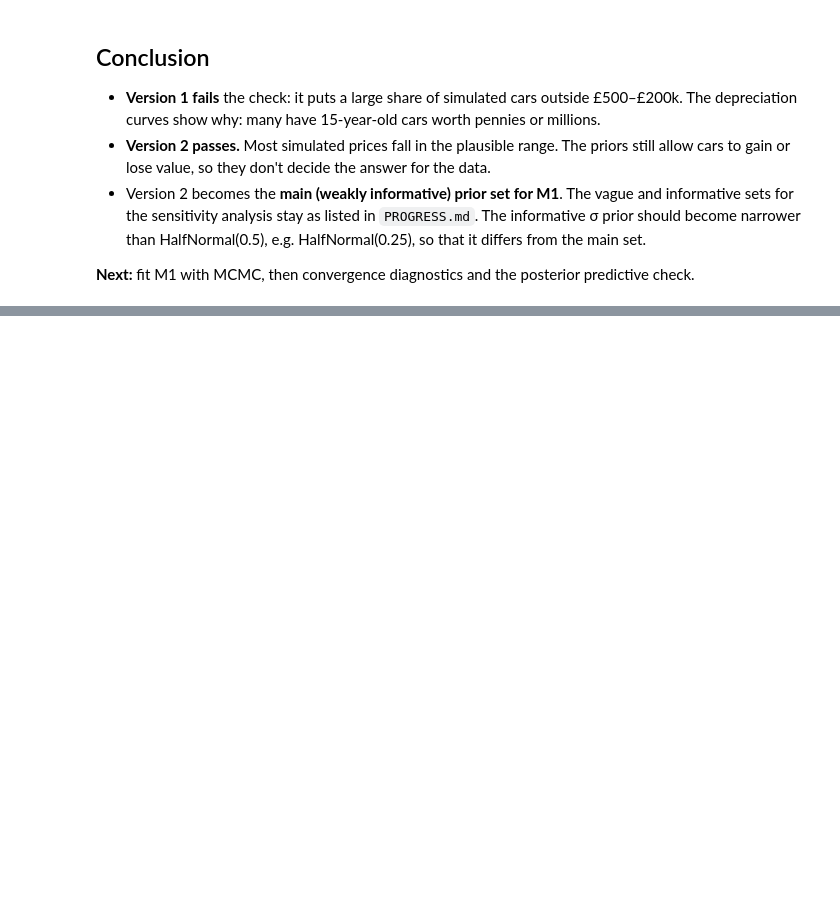
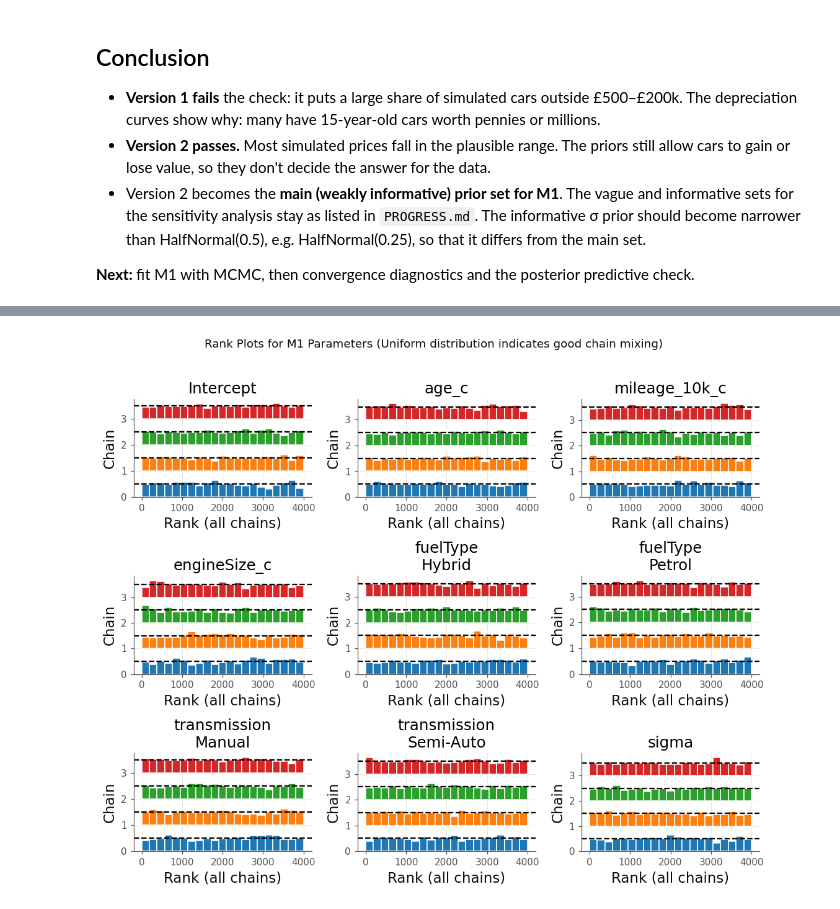
Before and after one commit to ZueMaster/BDA-2026, a Jupyter notebook: notebooks/02_m1_pooled.ipynb, the cells around one changed output, grey strips where cells are left out. Saved outputs shown, nothing was run; the diff lists cells and outputs as text; code cells hidden in the pictures; blank space fills up the shorter version.

```diff
--- a/notebooks/02_m1_pooled.ipynb
+++ b/notebooks/02_m1_pooled.ipynb
@@ -222,0 +239,26 @@ fig.tight_layout()
+# %%
+import pymc as pm
+
+# Fit M1 with MCMC sampling
+model_m1 = bmb.Model(FORMULA, train, priors=priors_v2, center_predictors=False)
+model_m1.build()
+
+idata_m1 = model_m1.fit(
+    draws=1000,
+    tune=1000,
+    chains=4,
+    target_accept=0.9,
+    random_seed=SEED,
+    compile_kwargs={"mode": "NUMBA"},
+    idata_kwargs={"log_likelihood": False}
+)
+
+# Compute pointwise log-likelihood using Numba compilation mode for LOO-CV model comparison
+pm.compute_log_likelihood(idata_m1, model=model_m1.backend.model, compile_kwargs={"mode": "NUMBA"})
+
+# Generate posterior predictive draws
+model_m1.predict(idata_m1, kind="response")
+
+# Save full InferenceData including log_likelihood group for LOO-CV
+idata_m1.to_netcdf("m1_idata.nc")
+print("MCMC sampling, Numba pointwise log-likelihood, and posterior predictive completed!")
@@ -222,0 +283,12 @@ fig.tight_layout()
+# %%
+param_names = ["Intercept", "age_c", "mileage_10k_c", "engineSize_c", "fuelType", "transmission", "sigma"]
+summary_m1 = az.summary(idata_m1, var_names=param_names)
+
+# Check divergences
+divergences = int(idata_m1.sample_stats["diverging"].values.sum())
+print(f"Total divergent transitions: {divergences}")
+print(f"Max R-hat: {summary_m1['r_hat'].max():.3f}")
+print(f"Min Bulk ESS: {summary_m1['ess_bulk'].min():.0f}")
+print(f"Min Tail ESS: {summary_m1['ess_tail'].min():.0f}")
+
+summary_m1[["mean", "sd", "hdi_3%", "hdi_97%", "ess_bulk", "ess_tail", "r_hat"]].round(3)
@@ -222,0 +310,8 @@ fig.tight_layout()
+# %%
+# Visual chain diagnostics: rank plots and trace
+az.plot_rank(idata_m1, var_names=param_names, figsize=(10, 8))
+plt.suptitle("Rank Plots for M1 Parameters (Uniform distribution indicates good chain mixing)", y=1.02, fontsize=12, color=INK)
+plt.tight_layout()
+plt.show()
+# %% [output]
+[figure, added]
```
Also changed, not shown: parts of 18 cells of this notebook, 2 other files.
